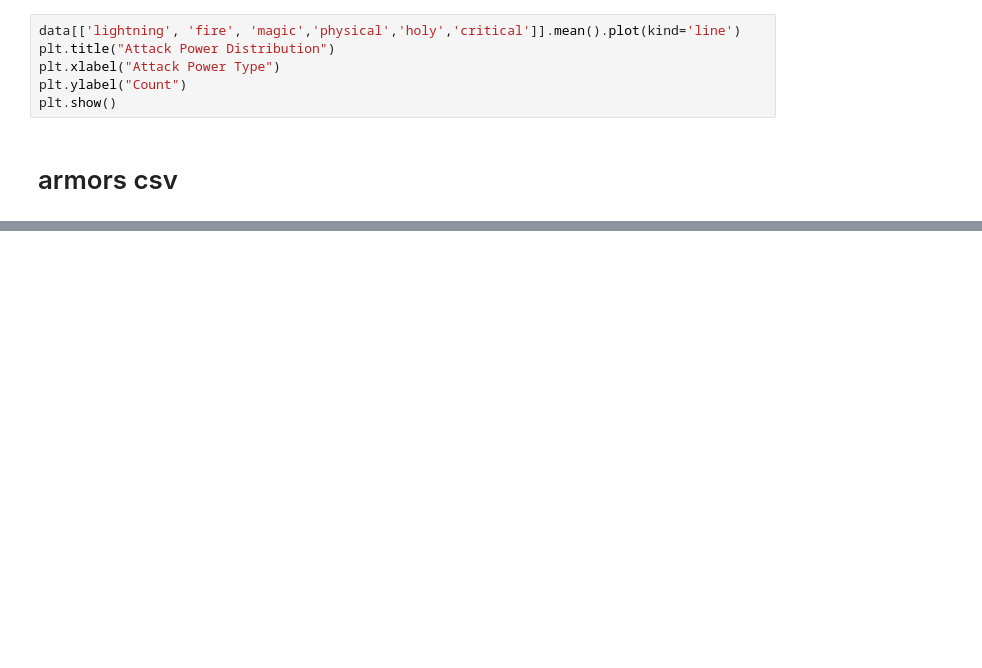
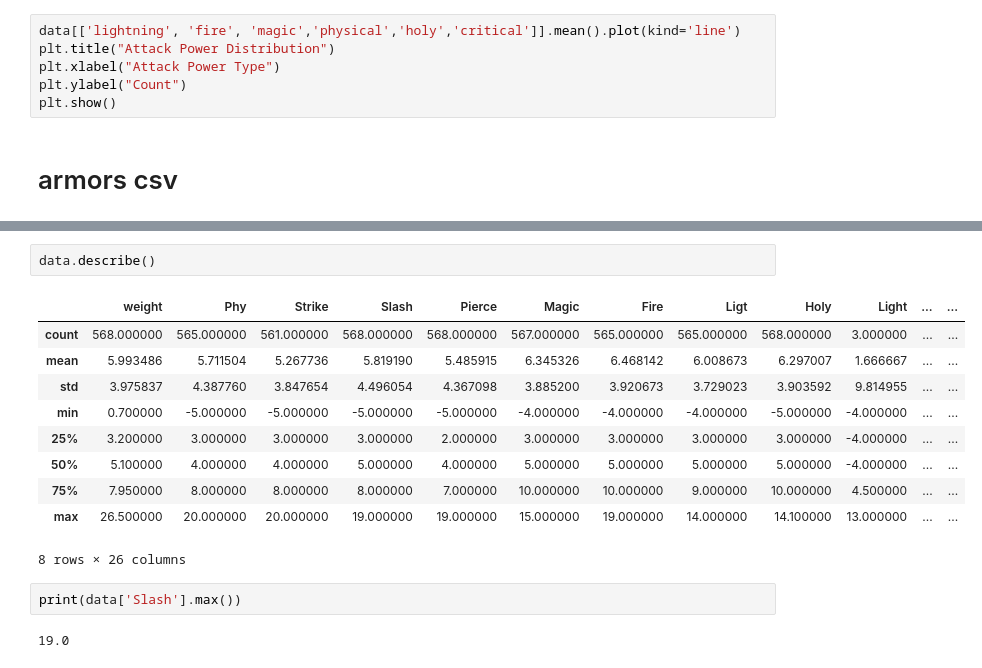
Before and after one commit to naman-kukadiya/data-science-learning, a Jupyter notebook: elden ring/eldenring_analysis.ipynb, the cells around one changed output, grey strips where cells are left out. Drawn from its saved outputs; the diff is of its cells as text; blank space fills up the shorter version.

```diff
--- a/elden ring/eldenring_analysis.ipynb
+++ b/elden ring/eldenring_analysis.ipynb
@@ -107,0 +171,17 @@ plt.show()
+# %%
+data.describe()
+# %% [output]
+|  | weight | Phy | Strike | Slash | Pierce | Magic | Fire | Ligt | Holy | Light | ... | ... |
+| count | 568.000000 | 565.000000 | 561.000000 | 568.000000 | 568.000000 | 567.000000 | 565.000000 | 565.000000 | 568.000000 | 3.000000 | ... | ... |
+| mean | 5.993486 | 5.711504 | 5.267736 | 5.819190 | 5.485915 | 6.345326 | 6.468142 | 6.008673 | 6.297007 | 1.666667 | ... | ... |
+| std | 3.975837 | 4.387760 | 3.847654 | 4.496054 | 4.367098 | 3.885200 | 3.920673 | 3.729023 | 3.903592 | 9.814955 | ... | ... |
+| min | 0.700000 | -5.000000 | -5.000000 | -5.000000 | -5.000000 | -4.000000 | -4.000000 | -4.000000 | -5.000000 | -4.000000 | ... | ... |
+| 25% | 3.200000 | 3.000000 | 3.000000 | 3.000000 | 2.000000 | 3.000000 | 3.000000 | 3.000000 | 3.000000 | -4.000000 | ... | ... |
+| 50% | 5.100000 | 4.000000 | 4.000000 | 5.000000 | 4.000000 | 5.000000 | 5.000000 | 5.000000 | 5.000000 | -4.000000 | ... | ... |
+| 75% | 7.950000 | 8.000000 | 8.000000 | 8.000000 | 7.000000 | 10.000000 | 10.000000 | 9.000000 | 10.000000 | 4.500000 | ... | ... |
+| max | 26.500000 | 20.000000 | 20.000000 | 19.000000 | 19.000000 | 15.000000 | 19.000000 | 14.000000 | 14.100000 | 13.000000 | ... | ... |
+8 rows × 26 columns
+# %%
+print(data['Slash'].max())
+# %% [output]
+19.0
```
Also changed, not shown: parts of 12 cells of this notebook, 1 other file.
